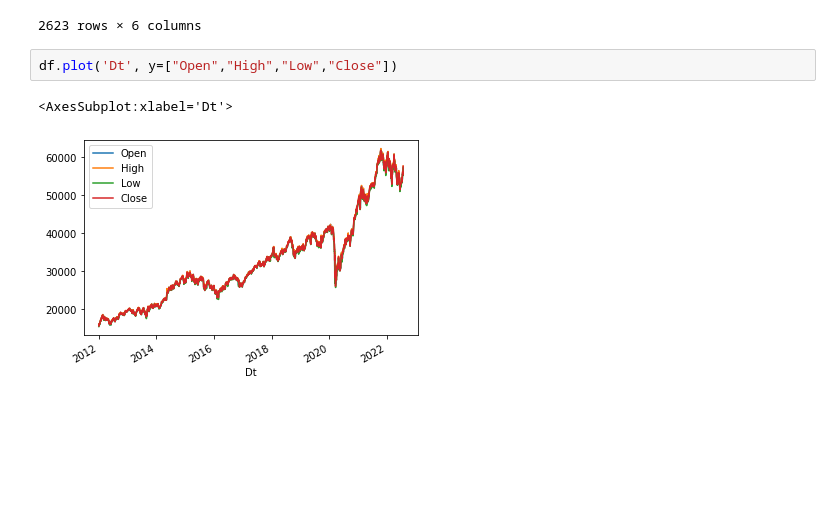
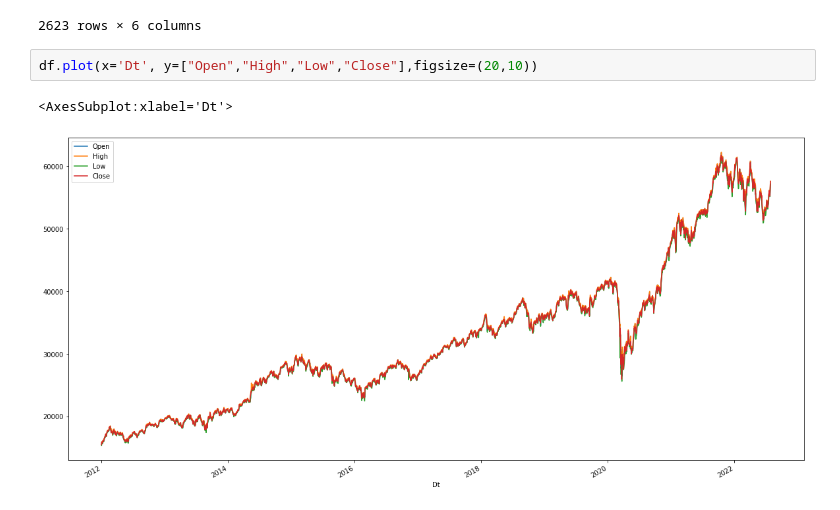
Before and after one commit to snarasimhachakravarthy/stock-market-analysis, a Jupyter notebook: stock_market_analysis.ipynb, the cells around one changed output. Saved outputs shown, nothing was run; the diff lists cells and outputs as text; blank space fills up the shorter version.

```diff
--- a/stock_market_analysis.ipynb
+++ b/stock_market_analysis.ipynb
@@ -46,7 +46,7 @@ df
 | 2622 | 29-July-2022 | 57258.13 | 57619.27 | 57104.81 | 57570.25 | 2022-07-29 |
 2623 rows × 6 columns
 # %%
-df.plot('Dt', y=["Open","High","Low","Close"])
+df.plot(x='Dt', y=["Open","High","Low","Close"],figsize=(20,10))
 # %% [output]
 <AxesSubplot:xlabel='Dt'>
-[figure, old version]
+[figure, new version]
```
